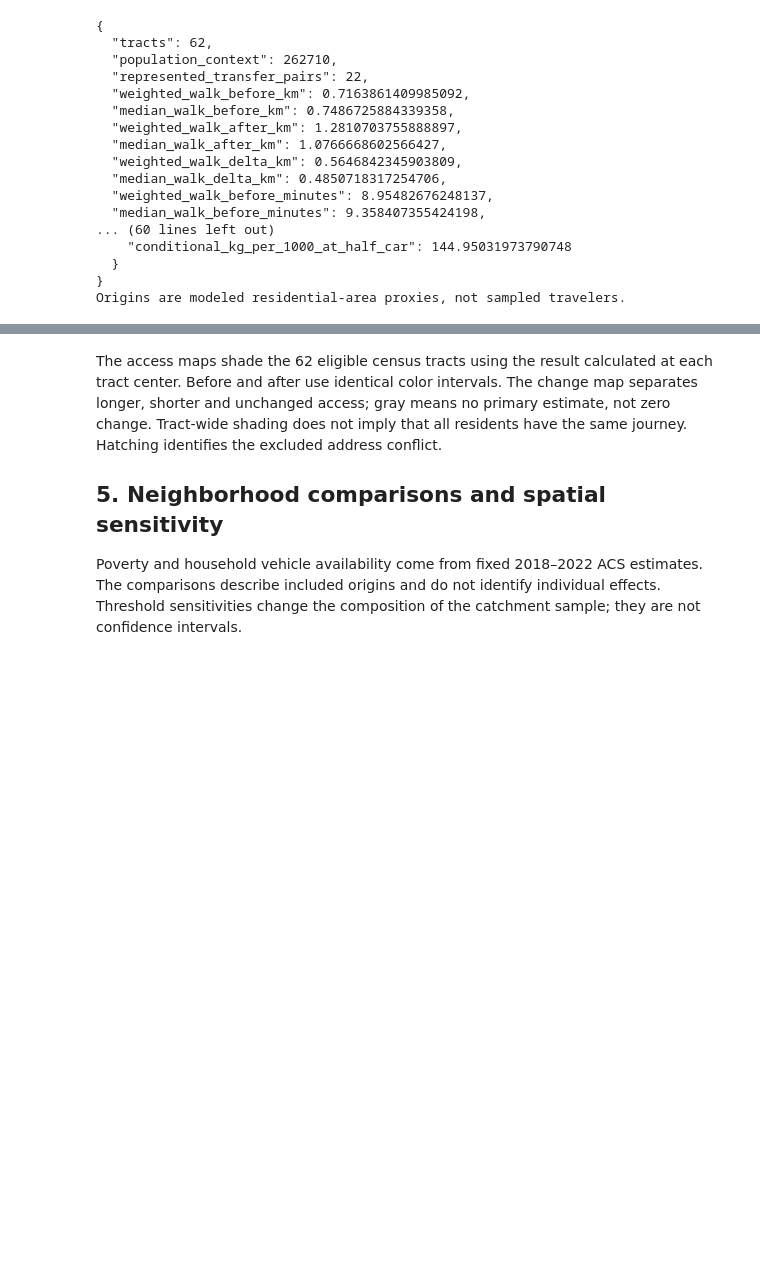
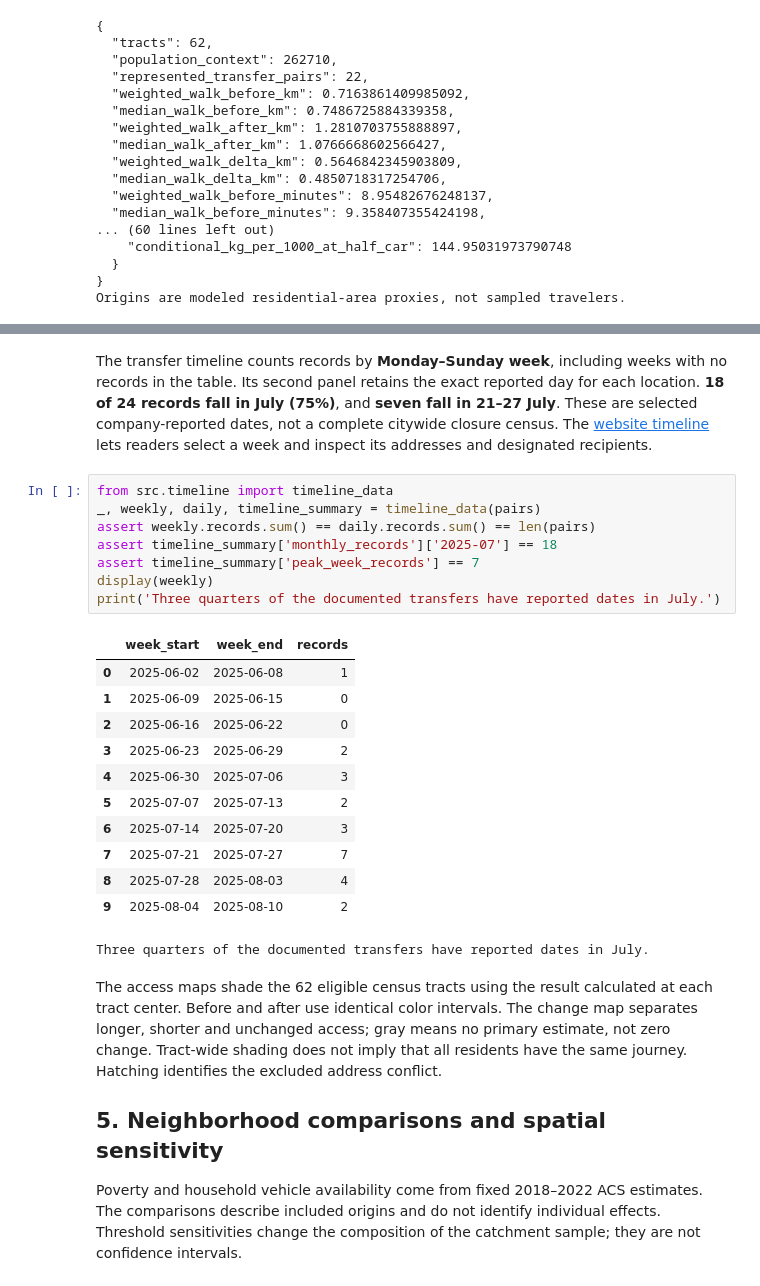
Before and after one commit to emmanuelsampson-prog/pharmacy-access-philadelphia, a Jupyter notebook: notebooks/04_before_after_transfer_access.ipynb, the cells around one changed output, grey strips where cells are left out. Cells and saved outputs as stored; diff of their text form; blank space fills up the shorter version.

Commit message:
Execute notebook with revised timeline and weekly evidence table

```diff
--- a/notebooks/04_before_after_transfer_access.ipynb
+++ b/notebooks/04_before_after_transfer_access.ipynb
@@ -171,6 +171,29 @@ for file in ['transfer_timeline.png','transfer_destination_map.png','before_afte
 [figure]
 [figure]
 [figure]
+# %% [markdown]
+The transfer timeline counts records by **Monday–Sunday week**, including weeks with no records in the table. Its second panel retains the exact reported day for each location. **18 of 24 records fall in July (75%)**, and **seven fall in 21–27 July**. These are selected company-reported dates, not a complete citywide closure census. The [website timeline](https://emmanuelsampson-prog.github.io/pharmacy-access-philadelphia/#transfer-timeline) lets readers select a week and inspect its addresses and designated recipients.
+# %%
+from src.timeline import timeline_data
+_, weekly, daily, timeline_summary = timeline_data(pairs)
+assert weekly.records.sum() == daily.records.sum() == len(pairs)
+assert timeline_summary['monthly_records']['2025-07'] == 18
+assert timeline_summary['peak_week_records'] == 7
+display(weekly)
+print('Three quarters of the documented transfers have reported dates in July.')
+# %% [output]
+|  | week_start | week_end | records |
+| 0 | 2025-06-02 | 2025-06-08 | 1 |
+| 1 | 2025-06-09 | 2025-06-15 | 0 |
+| 2 | 2025-06-16 | 2025-06-22 | 0 |
+| 3 | 2025-06-23 | 2025-06-29 | 2 |
+| 4 | 2025-06-30 | 2025-07-06 | 3 |
+| 5 | 2025-07-07 | 2025-07-13 | 2 |
+| 6 | 2025-07-14 | 2025-07-20 | 3 |
+| 7 | 2025-07-21 | 2025-07-27 | 7 |
+| 8 | 2025-07-28 | 2025-08-03 | 4 |
+| 9 | 2025-08-04 | 2025-08-10 | 2 |
+Three quarters of the documented transfers have reported dates in July.
 # %% [markdown]
 The access maps shade the 62 eligible census tracts using the result calculated at each tract center. Before and after use identical color intervals. The change map separates longer, shorter and unchanged access; gray means no primary estimate, not zero change. Tract-wide shading does not imply that all residents have the same journey. Hatching identifies the excluded address conflict.
 
```
Also changed, not shown: parts of 2 cells of this notebook.
